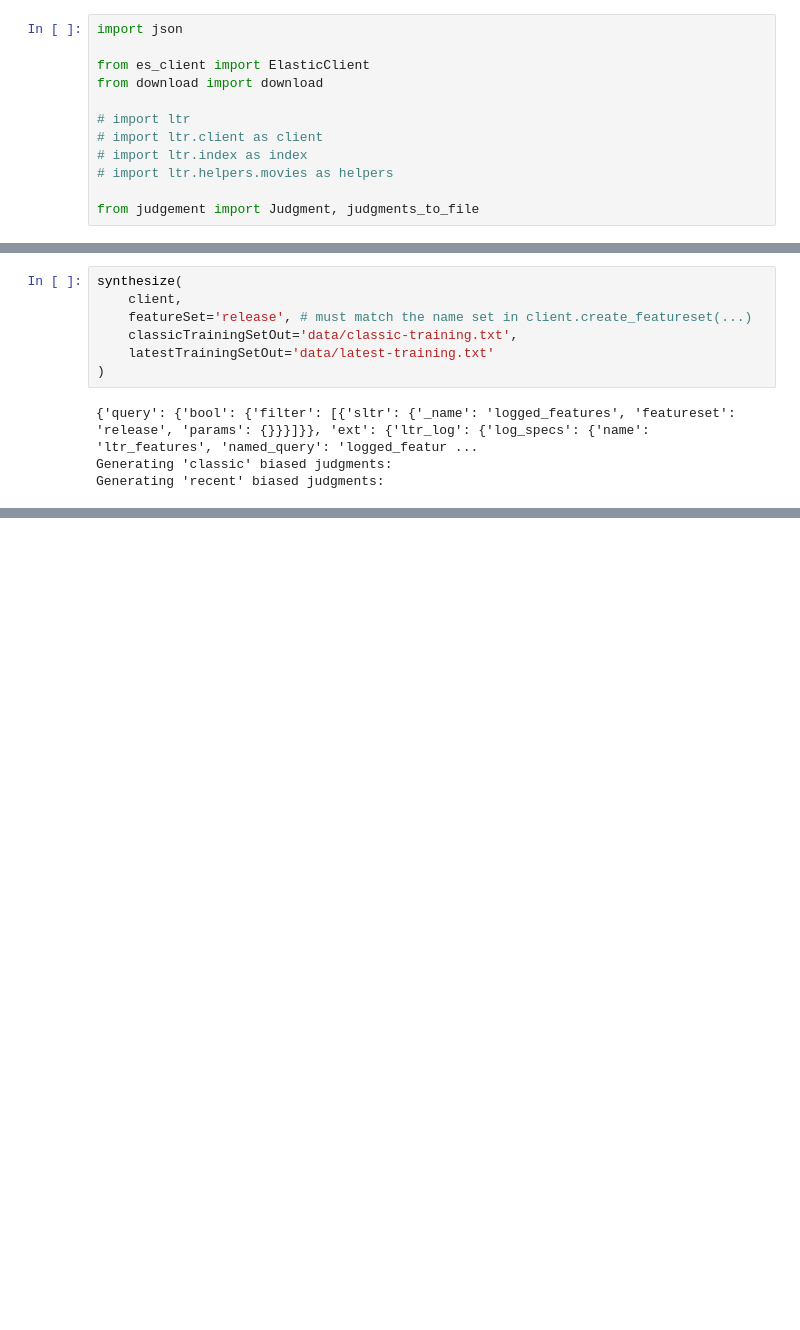
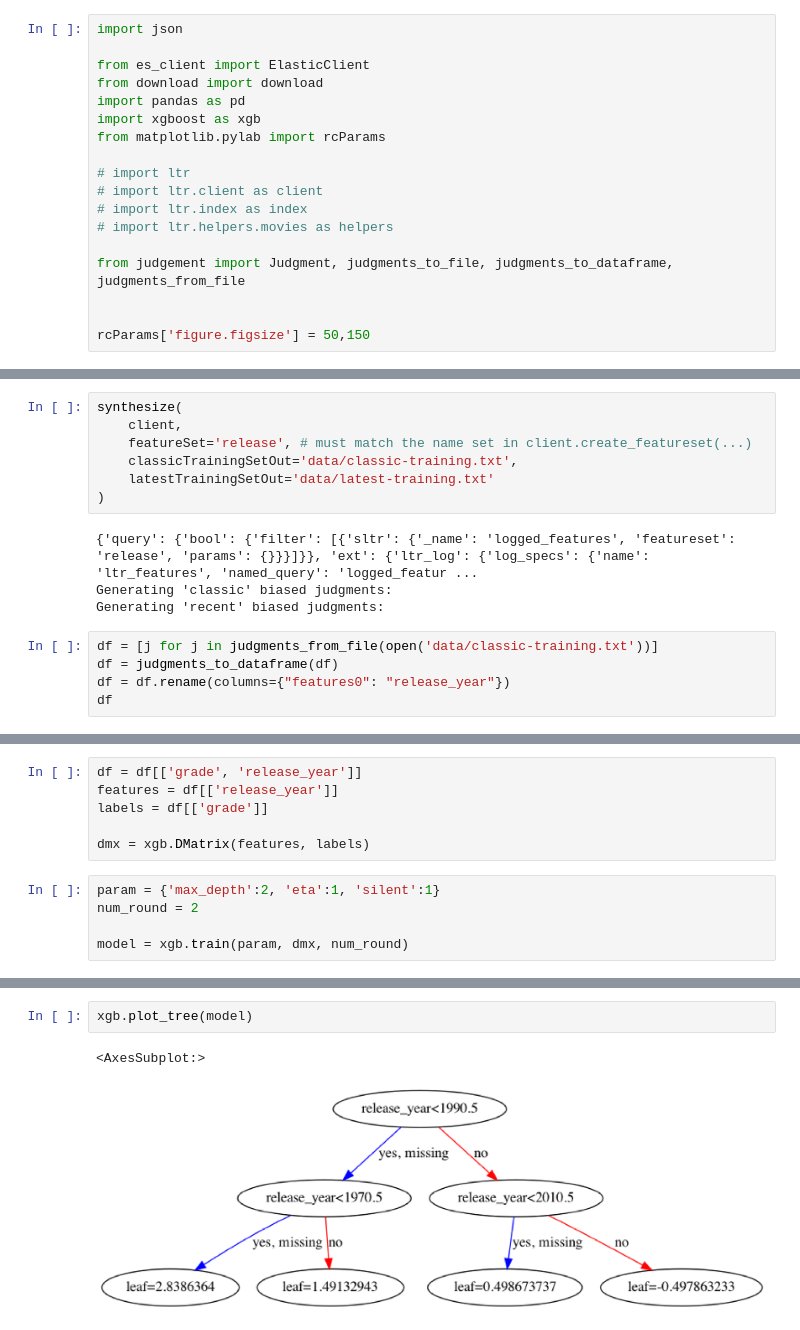
Before and after one commit to po3rin/python_playground, a Jupyter notebook: es-ltr/es-ltr.ipynb, the cells around one changed output, grey strips where cells are left out. Drawn from its saved outputs; the diff is of its cells as text; blank space fills up the shorter version.

Commit message:
try xgboost

```diff
--- a/es-ltr/es-ltr.ipynb
+++ b/es-ltr/es-ltr.ipynb
@@ -3,13 +3,19 @@ import json
 
 from es_client import ElasticClient
 from download import download
+import pandas as pd
+import xgboost as xgb
+from matplotlib.pylab import rcParams
 
 # import ltr
 # import ltr.client as client
 # import ltr.index as index
 # import ltr.helpers.movies as helpers
 
-from judgement import Judgment, judgments_to_file
+from judgement import Judgment, judgments_to_file, judgments_to_dataframe, judgments_from_file
+
+
+rcParams['figure.figsize'] = 50,150
 # %%
 corpus = 'http://es-learn-to-rank.labs.o19s.com/tmdb.json'
 download([corpus], dest='data/')
@@ -215,3 +222,8 @@ synthesize(
 {'query': {'bool': {'filter': [{'sltr': {'_name': 'logged_features', 'featureset': 'release', 'params': {}}}]}}, 'ext': {'ltr_log': {'log_specs': {'name': 'ltr_features', 'named_query': 'logged_featur ...
 Generating 'classic' biased judgments:
 Generating 'recent' biased judgments:
+# %%
+df = [j for j in judgments_from_file(open('data/classic-training.txt'))]
+df = judgments_to_dataframe(df)
+df = df.rename(columns={"features0": "release_year"})
+df
@@ -217,0 +245,11 @@ Generating 'recent' biased judgments:
+# %%
+df = df[['grade', 'release_year']]
+features = df[['release_year']]
+labels = df[['grade']]
+
+dmx = xgb.DMatrix(features, labels)
+# %%
+param = {'max_depth':2, 'eta':1, 'silent':1}
+num_round = 2
+
+model = xgb.train(param, dmx, num_round)
@@ -217,0 +279,5 @@ Generating 'recent' biased judgments:
+# %%
+xgb.plot_tree(model)
+# %% [output]
+<AxesSubplot:>
+[figure, added]
```
Also changed, not shown: parts of 13 cells of this notebook, 3 other files.
